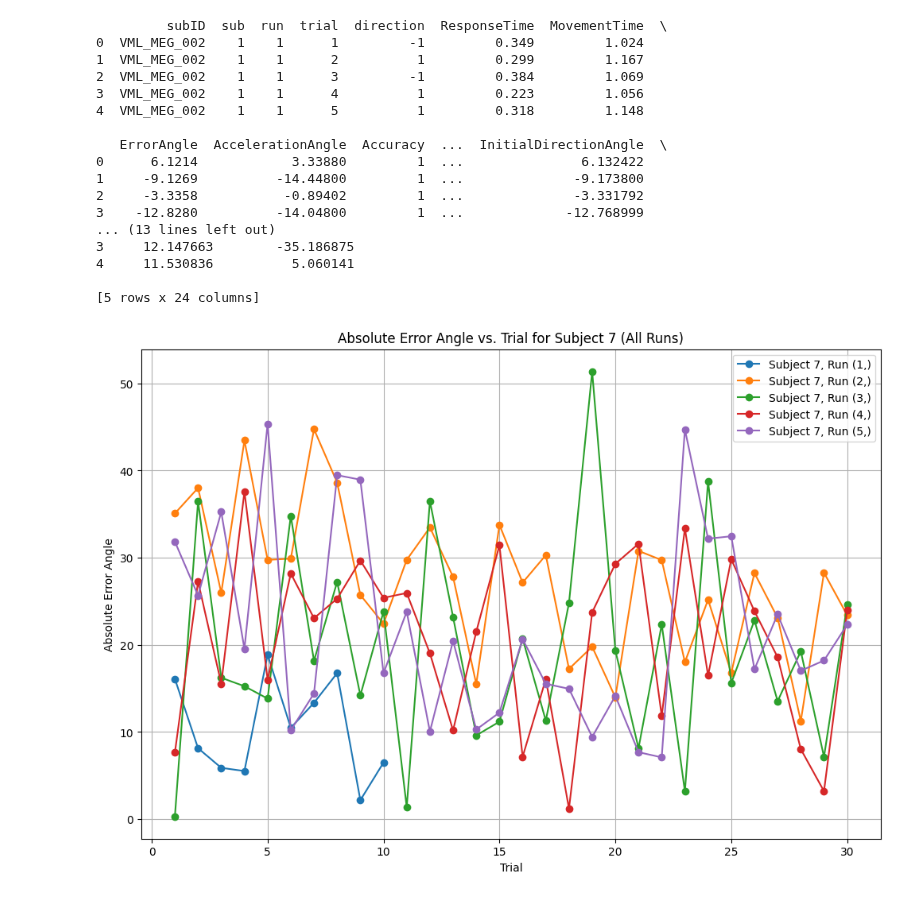
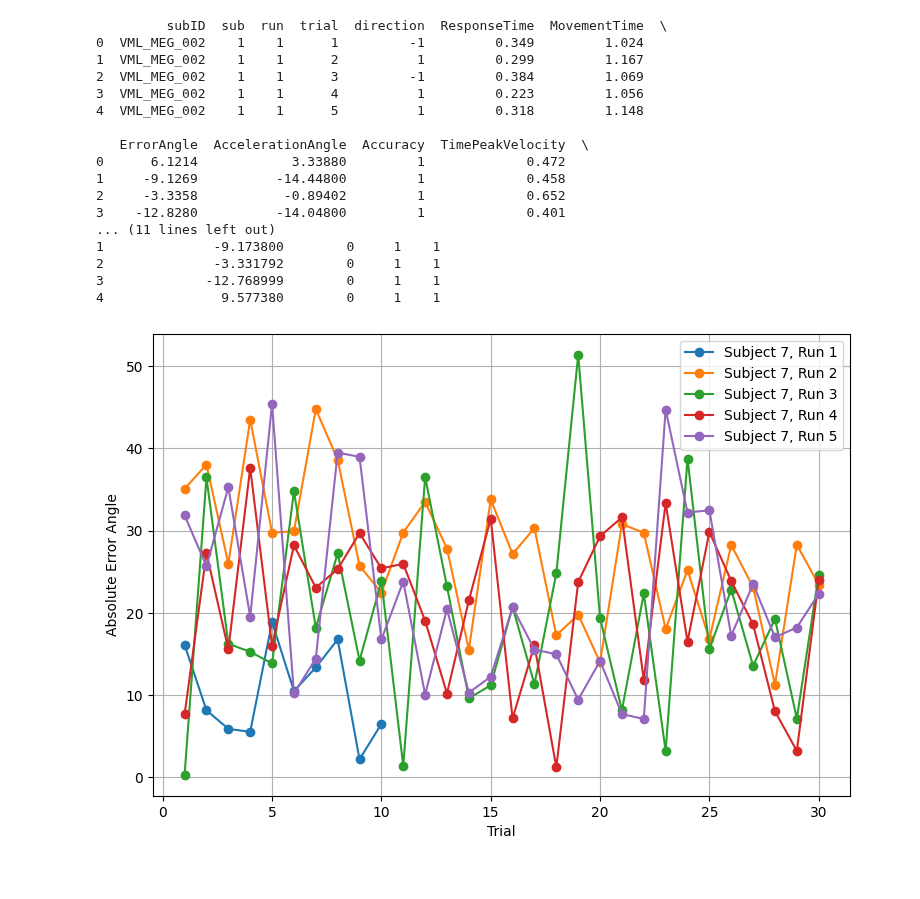
Before and after one commit to siddiskid/IMM-Lab, a Jupyter notebook: error_angles.ipynb, the cells around one changed output. Drawn from its saved outputs; the diff is of its cells as text; code cells hidden in the pictures.

```diff
--- a/error_angles.ipynb
+++ b/error_angles.ipynb
@@ -2,7 +2,7 @@
 import pandas as pd
 import matplotlib.pyplot as plt
 # %%
-file_path = "VML_FINAL_DATA2.csv"
+file_path = "VML_FINAL_DATA.csv"
 df = pd.read_csv(file_path, sep=",")
 print(df.head())
 # %% [output]
@@ -13,42 +13,31 @@ print(df.head())
 3  VML_MEG_002    1    1      4          1         0.223         1.056
 4  VML_MEG_002    1    1      5          1         0.318         1.148
 
-   ErrorAngle  AccelerationAngle  Accuracy  ...  InitialDirectionAngle  \
-0      6.1214            3.33880         1  ...               6.132422
-1     -9.1269          -14.44800         1  ...              -9.173800
-2     -3.3358           -0.89402         1  ...              -3.331792
-3    -12.8280          -14.04800         1  ...             -12.768999
-... (13 lines left out)
-3     12.147663        -35.186875
-4     11.530836          5.060141
-
-[5 rows x 24 columns]
+   ErrorAngle  AccelerationAngle  Accuracy  TimePeakVelocity  \
+0      6.1214            3.33880         1             0.472
+1     -9.1269          -14.44800         1             0.458
+2     -3.3358           -0.89402         1             0.652
+3    -12.8280          -14.04800         1             0.401
+... (11 lines left out)
+1              -9.173800        0     1    1
+2              -3.331792        0     1    1
+3             -12.768999        0     1    1
+4               9.577380        0     1    1
 # %%
 import matplotlib.pyplot as plt
 
-# Ensure df is loaded from the previous cell (cell 2)
-# Filter for subject 7
 df_subject7 = df[df['sub'] == 7]
-
-# Group by run for subject 7
 grouped_subject7 = df_subject7.groupby(['run'])
 
-# Create a single figure for all plots for subject 7
-plt.figure(figsize=(12, 8))
+plt.figure(figsize=(9, 6))
 
-if grouped_subject7.ngroups == 0:
-    print("No data found for subject 7.")
-else:
-    # Plot absolute ErrorAngle against trial for each run of subject 7 on the same figure
-    for run, group_df in grouped_subject7:
-        plt.plot(group_df['trial'], group_df['ErrorAngle'].abs(), marker='o', linestyle='-', label=f'Subject 7, Run {run}')
+for run, group_df in grouped_subject7:
+    plt.plot(group_df['trial'], group_df['ErrorAngle'].abs(), marker='o', linestyle='-', label=f'Subject 7, Run {run[0]}')
 
-    # Setup plot details once after all lines are plotted
-    plt.title('Absolute Error Angle vs. Trial for Subject 7 (All Runs)')
-    plt.xlabel('Trial')
-    plt.ylabel('Absolute Error Angle')
-    plt.grid(True)
-    plt.legend()
-    plt.show() # Display the plot once with all lines
+plt.xlabel('Trial')
+plt.ylabel('Absolute Error Angle')
+plt.grid(True)
+plt.legend()
+plt.show()
 # %% [output]
-[figure, old version]
+[figure, new version]
```
